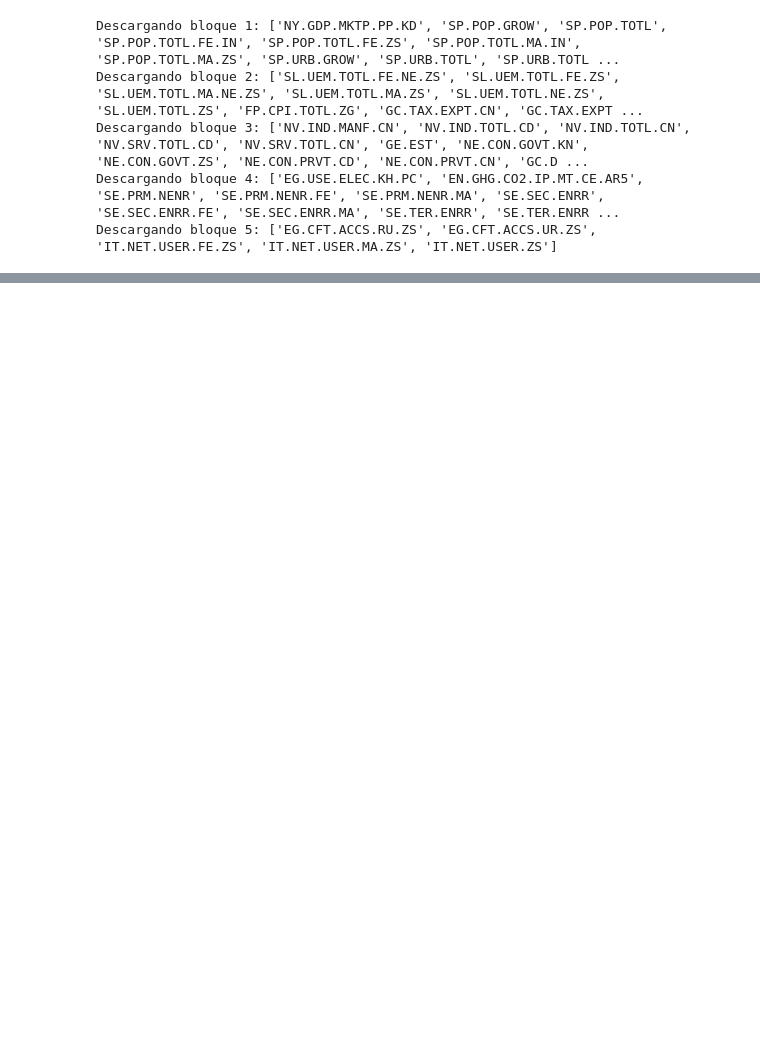
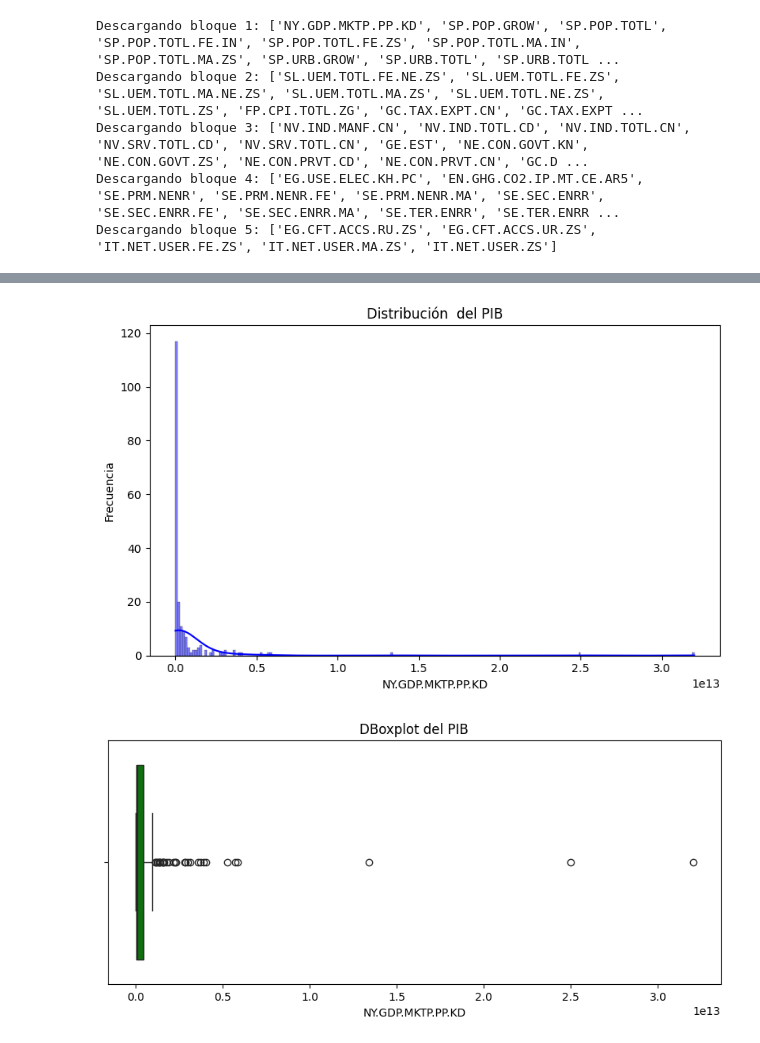
Before and after one commit to vicentegonzalez-hub/Portafolio, a Jupyter notebook: pib_wb.ipynb, the cells around one changed output, grey strips where cells are left out. Drawn from its saved outputs; the diff is of its cells as text; code cells hidden in the pictures; blank space fills up the shorter version.

```diff
--- a/pib_wb.ipynb
+++ b/pib_wb.ipynb
@@ -201,0 +196,6 @@ Index(['SL.TLF.TOTL.FE.ZS', 'SL.TLF.TOTL.IN', 'SP.RUR.TOTL', 'SP.RUR.TOTL.ZG',
+# %%
+
+print("Las variables con NA menos del 15% son:")
+print(paises_wb.isnull().sum()[paises_wb.isnull().sum() > 0])
+columnas_numericas = paises_wb.select_dtypes(include=['float64', 'int64']).columns
+columnas_a_imputar = paises_wb[columnas_numericas].columns
@@ -201,0 +225,11 @@ Index(['SL.TLF.TOTL.FE.ZS', 'SL.TLF.TOTL.IN', 'SP.RUR.TOTL', 'SP.RUR.TOTL.ZG',
+# %%
+
+imputador_mediana = SimpleImputer(strategy='median')
+paises_wb_imputado_1 = imputador_mediana.fit_transform(paises_wb[columnas_a_imputar])
+
+paises_wb_imputado_df = pd.DataFrame(
+    paises_wb_imputado_1,
+    columns=columnas_a_imputar,
+    index=paises_wb.index)
+
+paises_wb_final = paises_wb.drop(columns=columnas_a_imputar).join(paises_wb_imputado_df)
@@ -201,0 +305,20 @@ Index(['SL.TLF.TOTL.FE.ZS', 'SL.TLF.TOTL.IN', 'SP.RUR.TOTL', 'SP.RUR.TOTL.ZG',
+# %%
+col_pib = 'NY.GDP.MKTP.PP.KD'
+plt.figure(figsize=(15, 5))
+
+plt.subplot(1, 2, 1)
+sns.histplot(paises_wb_final[col_pib], kde=True, color='blue')
+plt.title(f'Distribución  del PIB')
+plt.ylabel('Frecuencia')
+
+plt.tight_layout()
+plt.show()
+
+plt.figure(figsize=(10, 4))
+sns.boxplot(x=paises_wb_final[col_pib], color='green')
+plt.title('DBoxplot del PIB' )
+
+plt.show()
+# %% [output]
+[figure, added]
+[figure, added]
```
Also changed, not shown: parts of 43 cells of this notebook.
